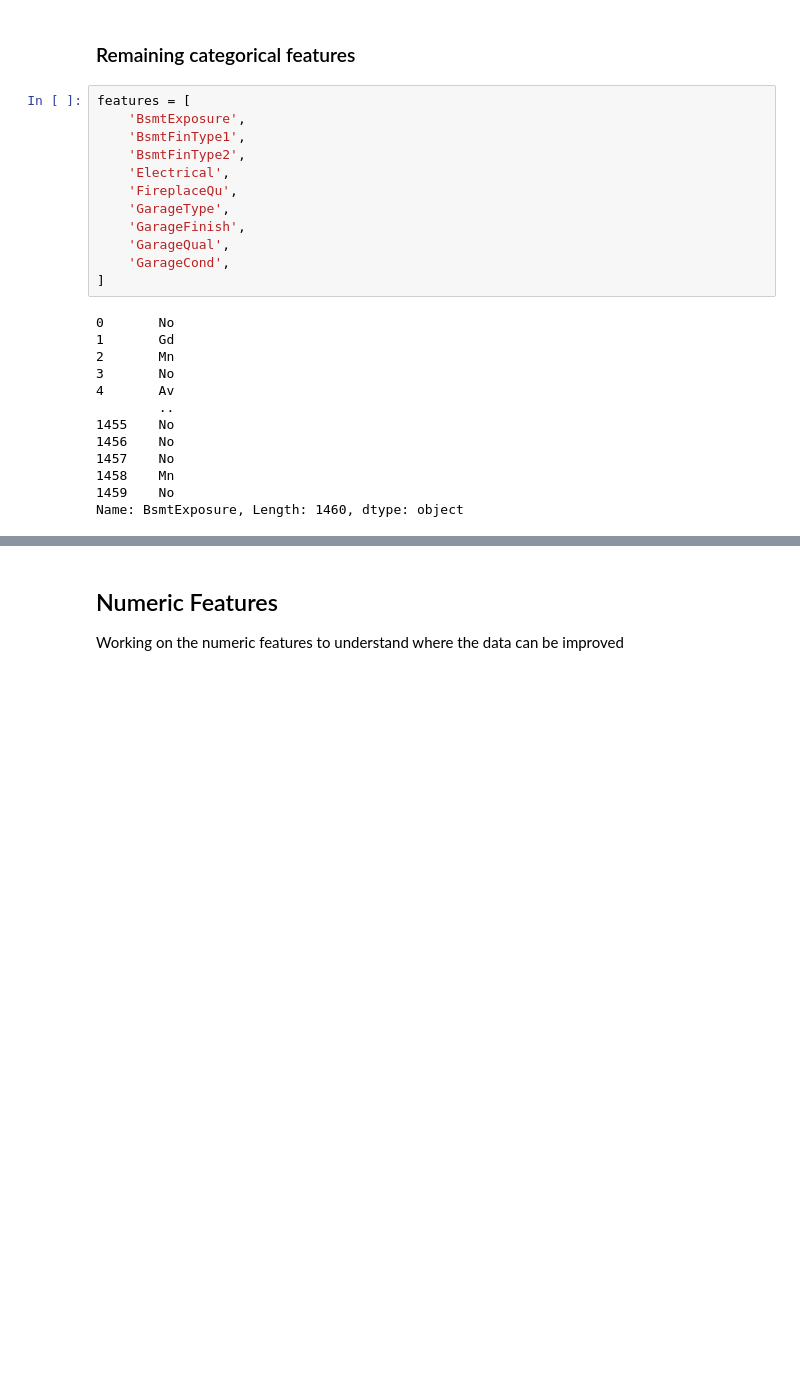
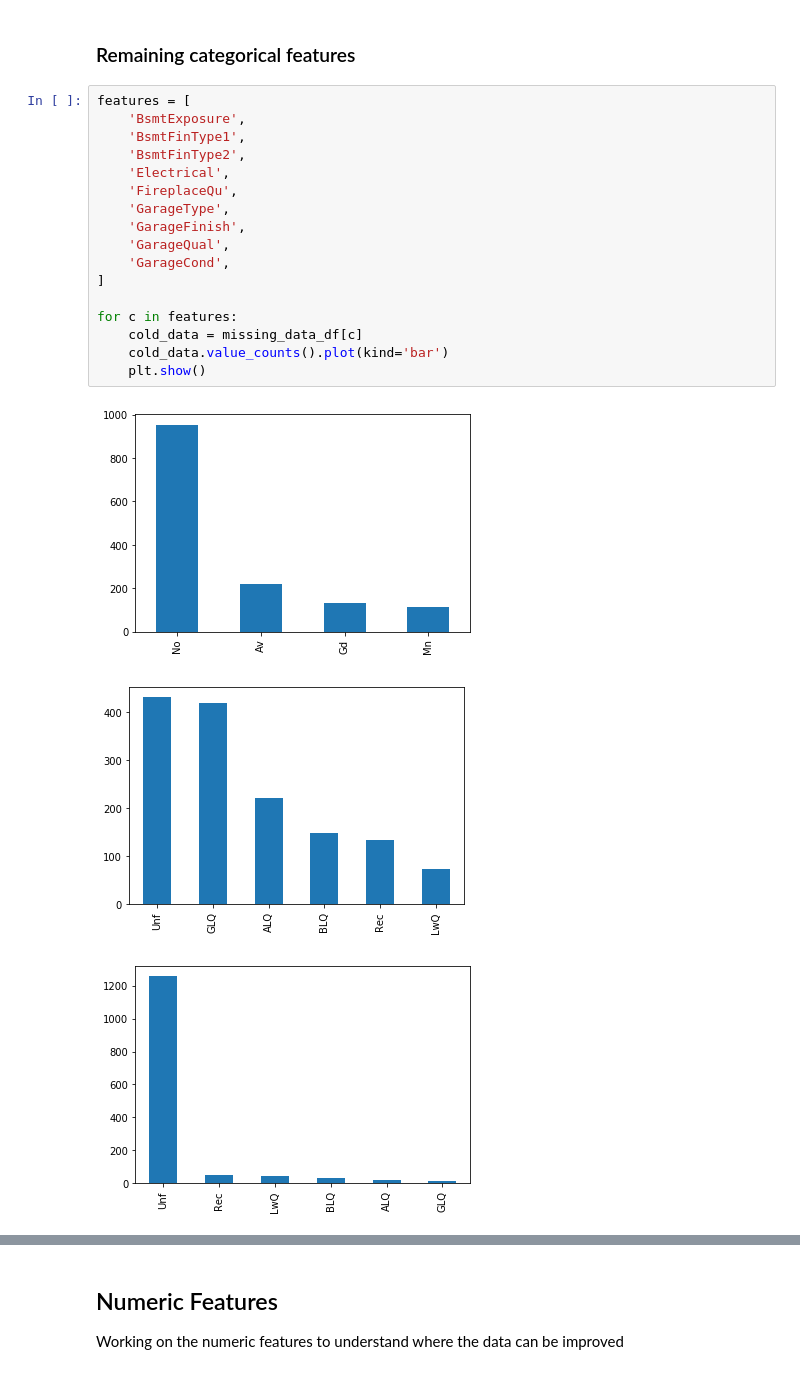
Before and after one commit to Ryan95Z/ml-house-prices, a Jupyter notebook: notebooks/House Prices - Feature Engineering.ipynb, the cells around one changed output, grey strips where cells are left out. Saved outputs shown, nothing was run; the diff lists cells and outputs as text; blank space fills up the shorter version.

Commit message:
been through the features that had missing data. Started to create class that will handle each feature for a future pipeline

```diff
--- a/notebooks/House Prices - Feature Engineering.ipynb
+++ b/notebooks/House Prices - Feature Engineering.ipynb
@@ -227,25 +227,21 @@ See the caveats in the documentation: http://pandas.pydata.org/pandas-docs/stabl
 # %%
 features = [
     'BsmtExposure',
     'BsmtFinType1',
     'BsmtFinType2',
     'Electrical',
     'FireplaceQu',
     'GarageType',
     'GarageFinish',
     'GarageQual',
     'GarageCond',
 ]
+
+for c in features:
+    cold_data = missing_data_df[c]
+    cold_data.value_counts().plot(kind='bar')
+    plt.show()
 # %% [output]
-0       No
-1       Gd
-2       Mn
-3       No
-4       Av
-        ..
-1455    No
-1456    No
-1457    No
-1458    Mn
-1459    No
-Name: BsmtExposure, Length: 1460, dtype: object
+[figure, added]
+[figure, added]
+[figure, added]
```
Also changed, not shown: parts of 6 cells of this notebook.
